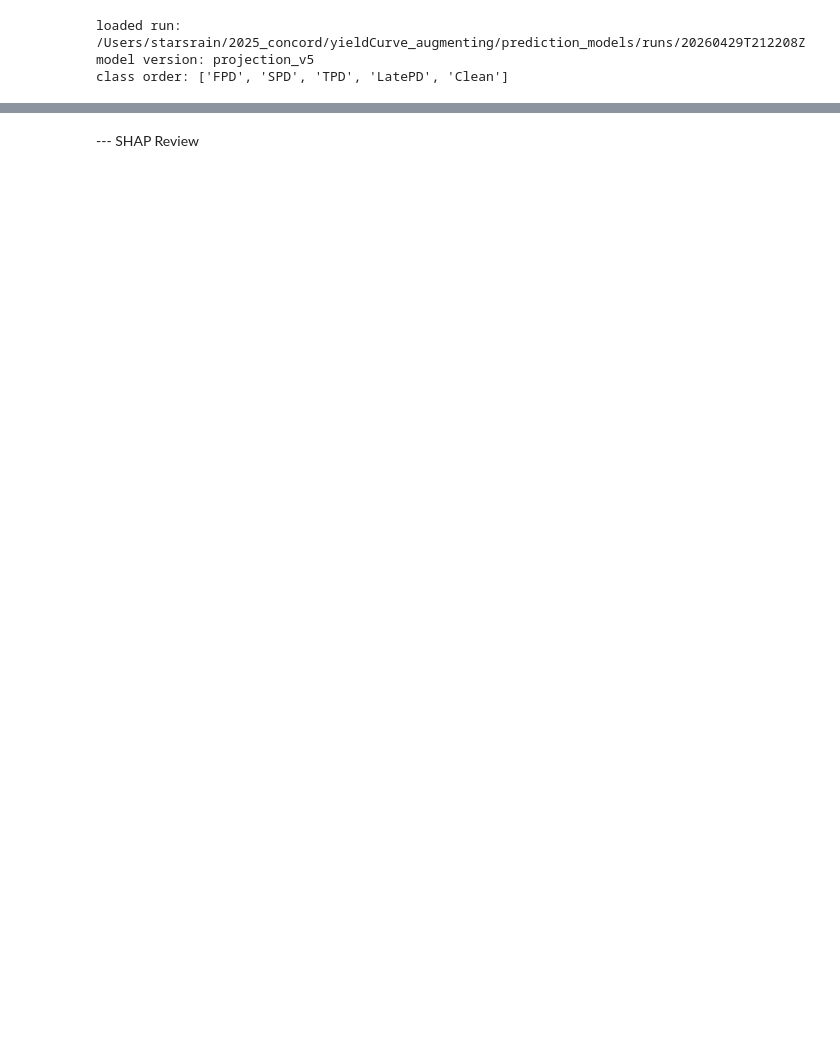
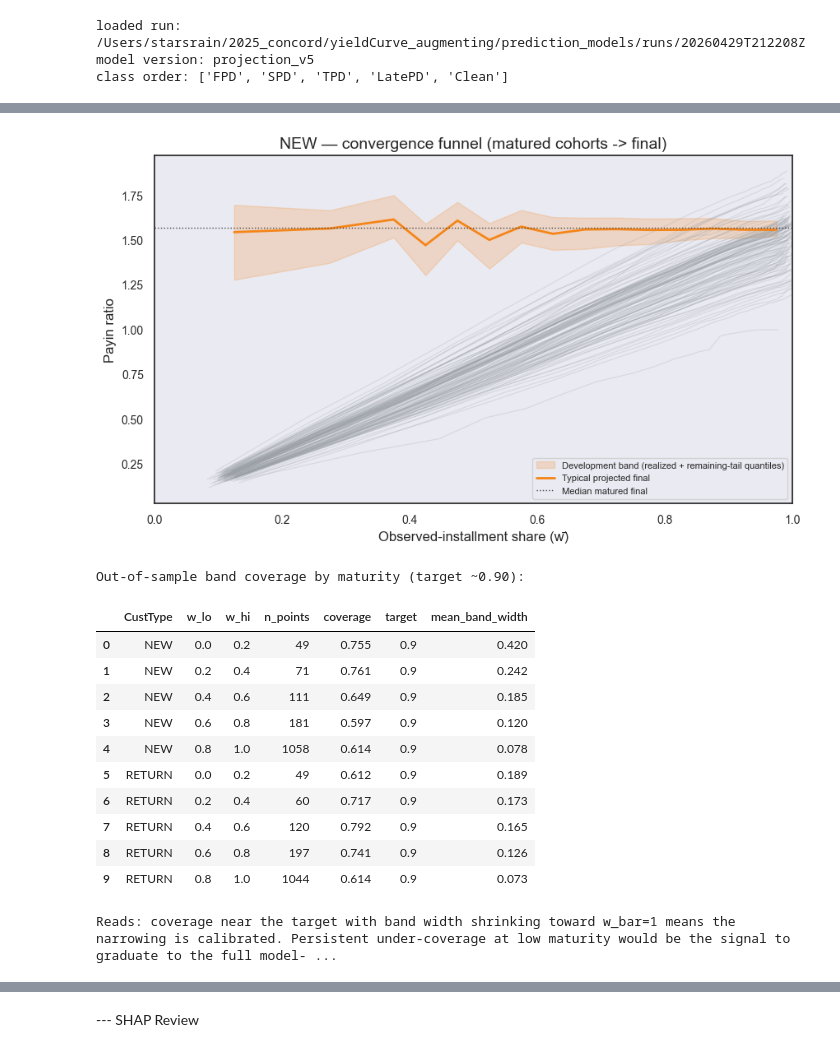
Before and after one commit to Junchen-concord/yieldCurve_augmenting, a Jupyter notebook: yield_projections_notebooks/jcx_2026_projection_inference_V1.ipynb, the cells around one changed output, grey strips where cells are left out. Drawn from its saved outputs; the diff is of its cells as text; code cells hidden in the pictures; blank space fills up the shorter version.

```diff
--- a/yield_projections_notebooks/jcx_2026_projection_inference_V1.ipynb
+++ b/yield_projections_notebooks/jcx_2026_projection_inference_V1.ipynb
@@ -585,3 +741,40 @@ plt.show()
+# %%
+# Evidence the band is real, not assumed: convergence funnel + coverage backtest.
+#   * Funnel  — matured cohorts' realized-payin paths funnelling into their finals,
+#               with the development band overlaid. The narrowing is visible.
+#   * Coverage — split matured cohorts in time (older = build the curve, newer = test);
+#               check whether the newer cohorts' finals landed inside the band by maturity.
+fig, ax = plt.subplots(figsize=(10, 5.5))
+plot_convergence_funnel(dev_trajectories, dev_curve, segment='NEW', ax=ax)
+plt.show()
+
+# Out-of-sample coverage: build the curve on the earlier half of cohorts, score the later half.
+_split = dev_trajectories['AppYear'] * 100 + dev_trajectories['AppWeek']
+_cut = _split.quantile(0.6)
+_train_tr = dev_trajectories[_split <= _cut]
+_test_tr = dev_trajectories[_split > _cut]
+_oos_curve = build_development_curve(_train_tr, n_bins=20, q_lo=0.05, q_hi=0.95, min_points=20)
+coverage = compute_band_coverage(_test_tr, _oos_curve, n_report_bins=5)
+print('Out-of-sample band coverage by maturity (target ~0.90):')
+display(coverage.round(3))
+print('\nReads: coverage near the target with band width shrinking toward w_bar=1 means the '
+      'narrowing is calibrated. Persistent under-coverage at low maturity would be the signal '
+      'to graduate to the full model-replay calibration.')
+# %% [output]
+[figure, added]
+Out-of-sample band coverage by maturity (target ~0.90):
+|  | CustType | w_lo | w_hi | n_points | coverage | target | mean_band_width |
+| 0 | NEW | 0.0 | 0.2 | 49 | 0.755 | 0.9 | 0.420 |
+| 1 | NEW | 0.2 | 0.4 | 71 | 0.761 | 0.9 | 0.242 |
+| 2 | NEW | 0.4 | 0.6 | 111 | 0.649 | 0.9 | 0.185 |
+| 3 | NEW | 0.6 | 0.8 | 181 | 0.597 | 0.9 | 0.120 |
+| 4 | NEW | 0.8 | 1.0 | 1058 | 0.614 | 0.9 | 0.078 |
+| 5 | RETURN | 0.0 | 0.2 | 49 | 0.612 | 0.9 | 0.189 |
+| 6 | RETURN | 0.2 | 0.4 | 60 | 0.717 | 0.9 | 0.173 |
+| 7 | RETURN | 0.4 | 0.6 | 120 | 0.792 | 0.9 | 0.165 |
+| 8 | RETURN | 0.6 | 0.8 | 197 | 0.741 | 0.9 | 0.126 |
+| 9 | RETURN | 0.8 | 1.0 | 1044 | 0.614 | 0.9 | 0.073 |
+Reads: coverage near the target with band width shrinking toward w_bar=1 means the narrowing is calibrated. Persistent under-coverage at low maturity would be the signal to graduate to the full model- ...
 # %%
 # QC checks.
 qc = results['qc']
```
Also changed, not shown: parts of 13 cells of this notebook, 4 other files.
